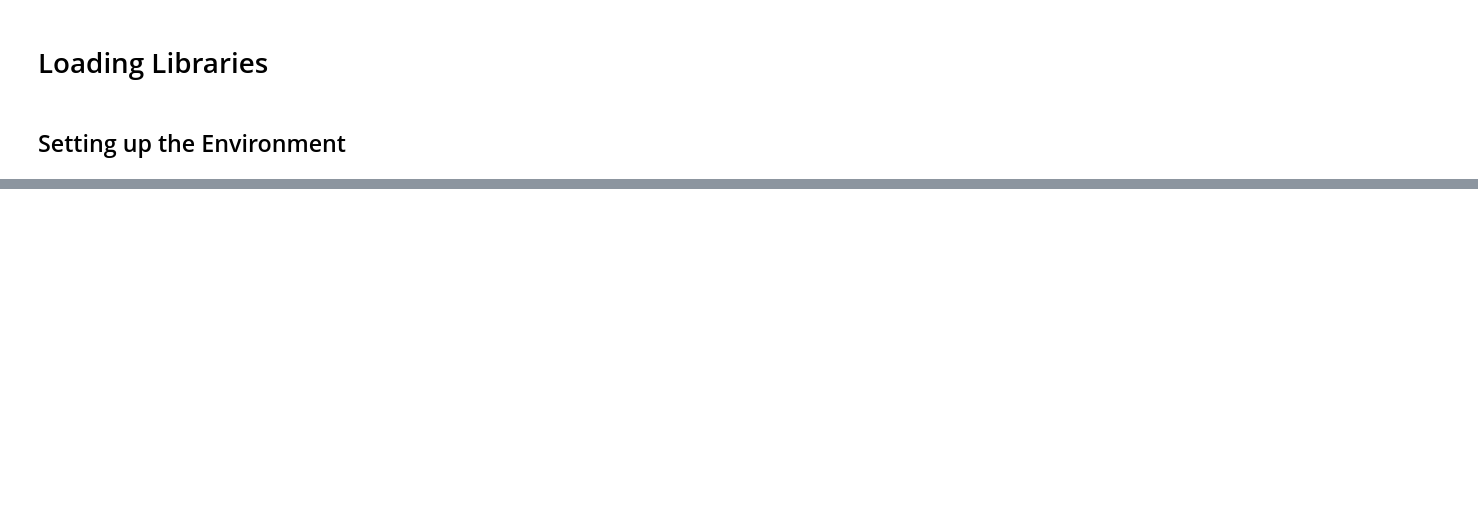
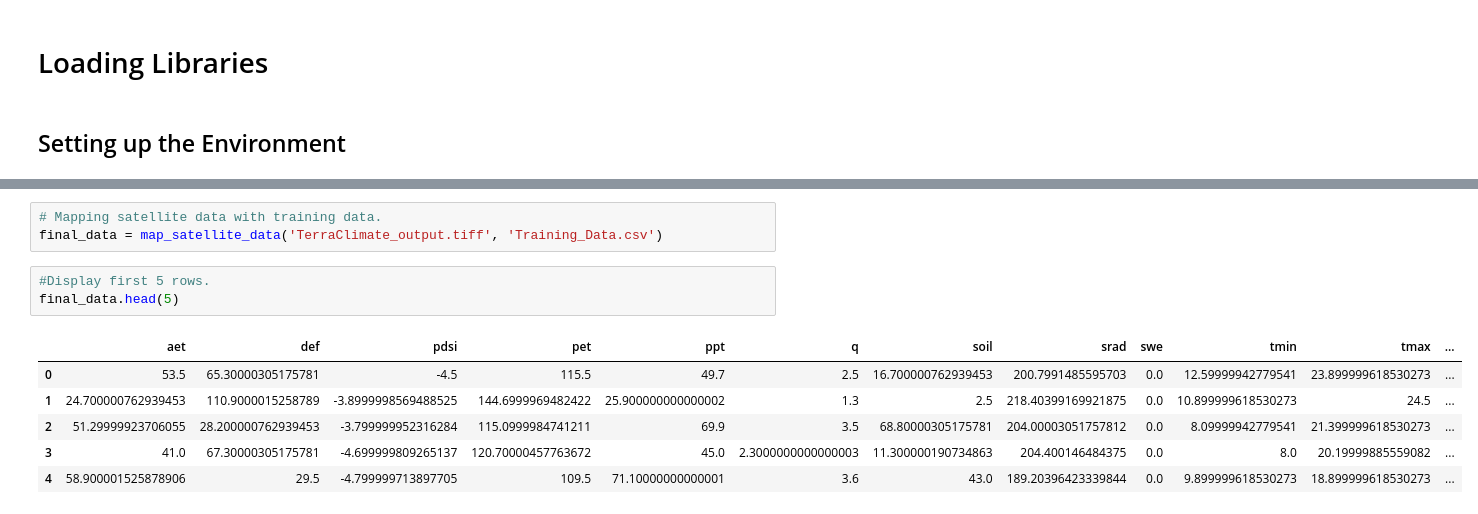
Before and after one commit to d47kumar/Biodiversity-Challenge, a Jupyter notebook: model.ipynb, the cells around one changed output, grey strips where cells are left out. Cells and saved outputs as stored; diff of their text form; blank space fills up the shorter version.

Commit message:
Created GeoTIFF file and making final dataframe

```diff
--- a/model.ipynb
+++ b/model.ipynb
@@ -45,0 +304,13 @@ https://docs.xarray.dev/en/stable/getting-started-guide/installing.html
+# %%
+# Mapping satellite data with training data.
+final_data = map_satellite_data('TerraClimate_output.tiff', 'Training_Data.csv')
+# %%
+#Display first 5 rows.
+final_data.head(5)
+# %% [output]
+|  | aet | def | pdsi | pet | ppt | q | soil | srad | swe | tmin | tmax | ... |
+| 0 | 53.5 | 65.30000305175781 | -4.5 | 115.5 | 49.7 | 2.5 | 16.700000762939453 | 200.7991485595703 | 0.0 | 12.59999942779541 | 23.899999618530273 | ... |
+| 1 | 24.700000762939453 | 110.9000015258789 | -3.8999998569488525 | 144.6999969482422 | 25.900000000000002 | 1.3 | 2.5 | 218.40399169921875 | 0.0 | 10.899999618530273 | 24.5 | ... |
+| 2 | 51.29999923706055 | 28.200000762939453 | -3.799999952316284 | 115.0999984741211 | 69.9 | 3.5 | 68.80000305175781 | 204.00003051757812 | 0.0 | 8.09999942779541 | 21.399999618530273 | ... |
+| 3 | 41.0 | 67.30000305175781 | -4.699999809265137 | 120.70000457763672 | 45.0 | 2.3000000000000003 | 11.300000190734863 | 204.400146484375 | 0.0 | 8.0 | 20.19999885559082 | ... |
+| 4 | 58.900001525878906 | 29.5 | -4.799999713897705 | 109.5 | 71.10000000000001 | 3.6 | 43.0 | 189.20396423339844 | 0.0 | 9.899999618530273 | 18.899999618530273 | ... |
```
Also changed, not shown: parts of 16 cells of this notebook, 2 other files.
